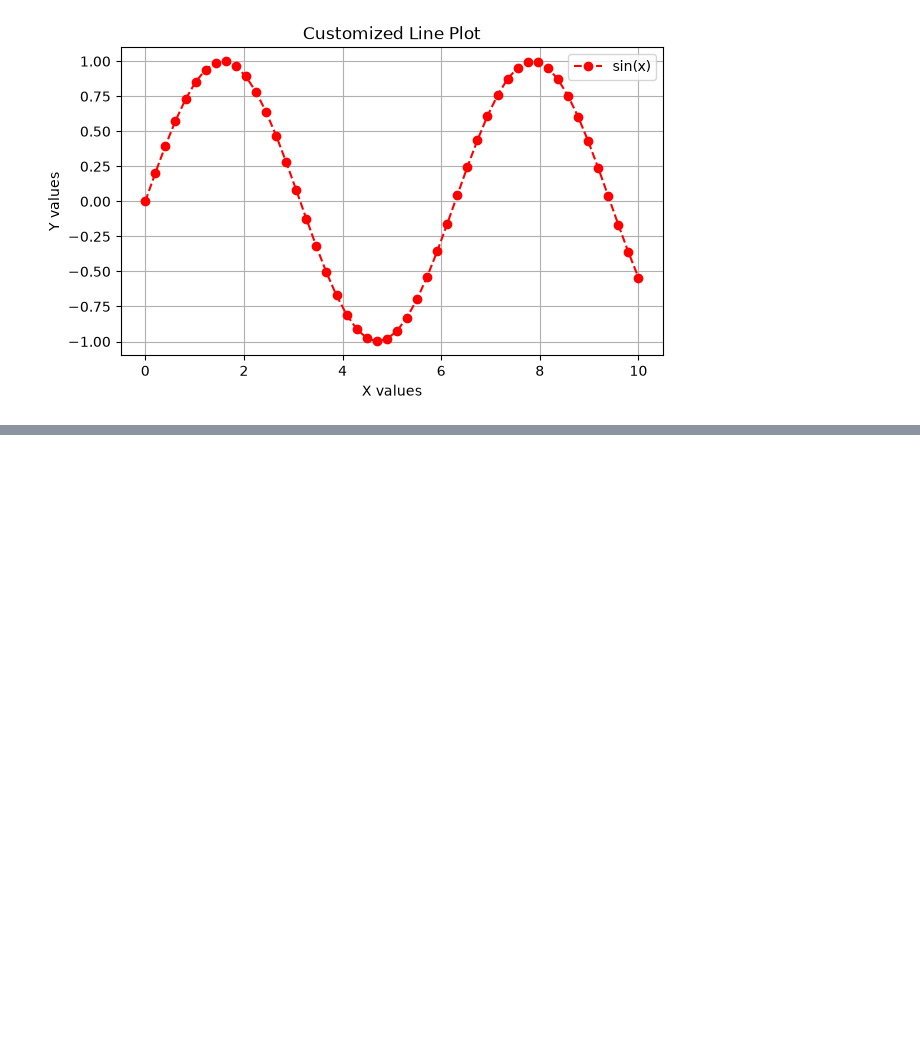
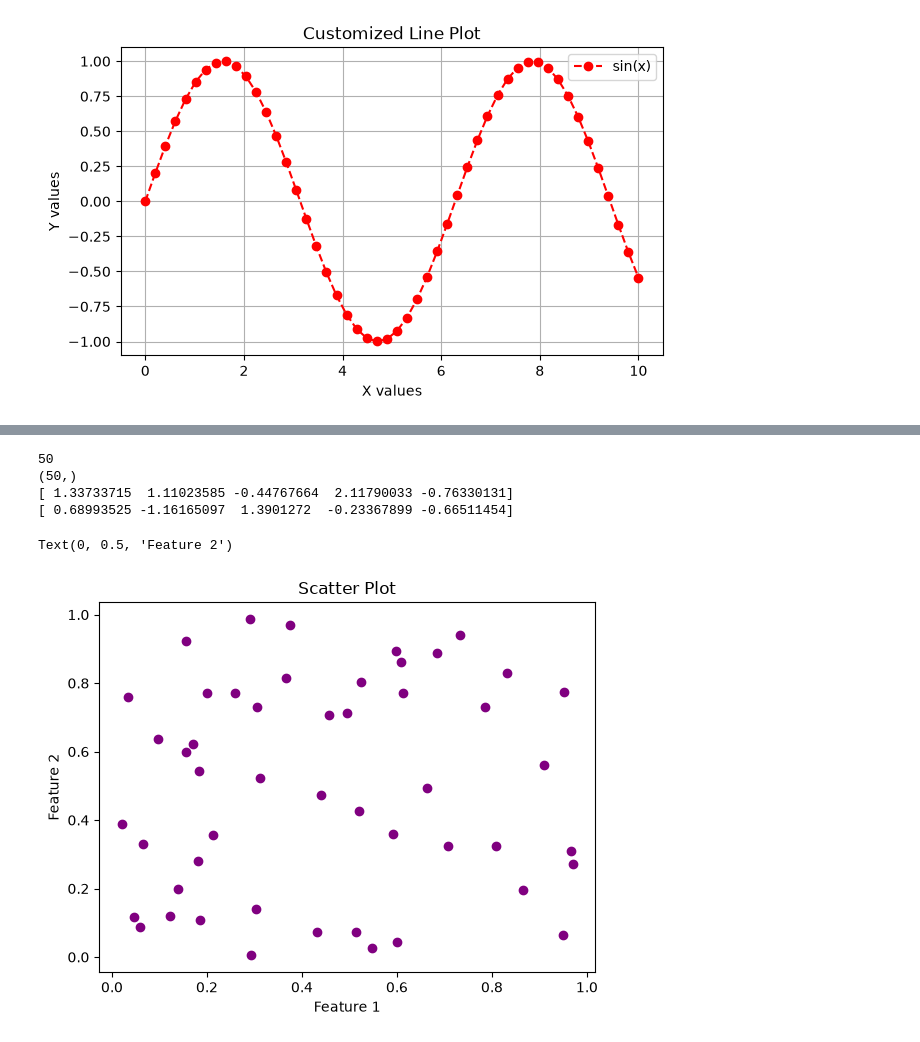
Before and after one commit to bibekpandey0521/Pandas, a Jupyter notebook: _matplotlib_basics.ipynb, the cells around one changed output, grey strips where cells are left out. Saved outputs shown, nothing was run; the diff lists cells and outputs as text; code cells hidden in the pictures; blank space fills up the shorter version.

```diff
--- a/_matplotlib_basics.ipynb
+++ b/_matplotlib_basics.ipynb
@@ -81,0 +105,13 @@ plt.show()
+# %%
+x = np.random.randn(50)
+y = np.random.randn(50)
+
+print(len(x))
+print(x.shape)
+print(x[:5])
+print(y[:5])
+# %% [output]
+50
+(50,)
+[ 1.33733715  1.11023585 -0.44767664  2.11790033 -0.76330131]
+[ 0.68993525 -1.16165097  1.3901272  -0.23367899 -0.66511454]
@@ -81,0 +120,11 @@ plt.show()
+# %%
+x = np.random.rand(50)
+y = np.random.rand(50)
+
+plt.scatter(x,y,color="purple")
+plt.title("Scatter Plot")
+plt.xlabel("Feature 1")
+plt.ylabel("Feature 2")
+# %% [output]
+Text(0, 0.5, 'Feature 2')
+[figure, added]
```
Also changed, not shown: parts of 5 cells of this notebook.
